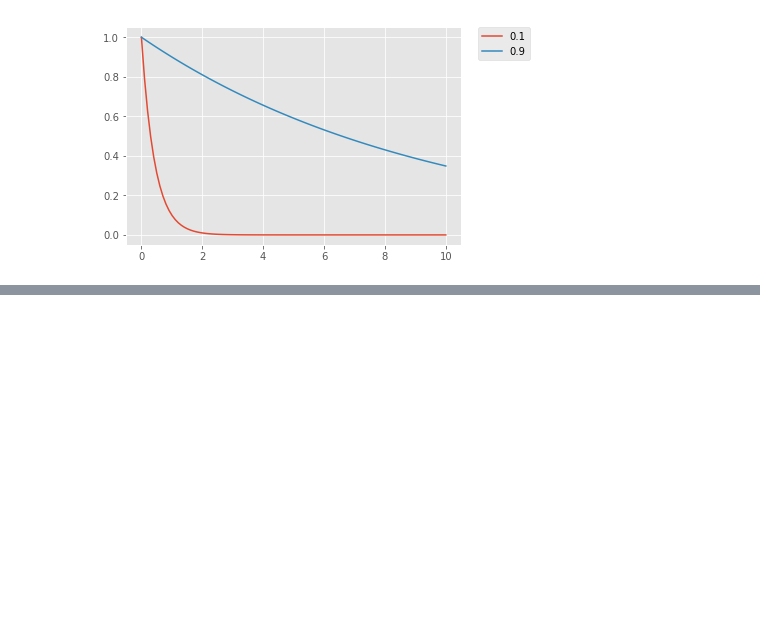
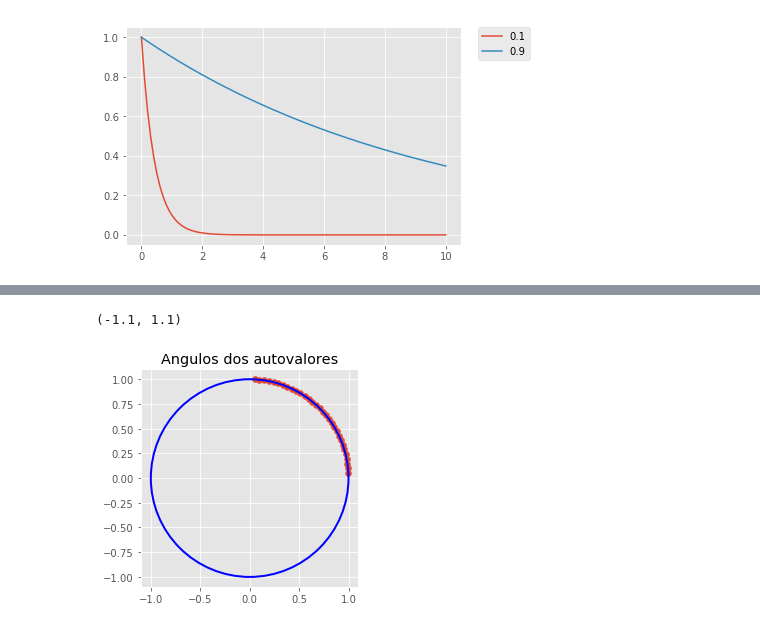
Before and after one commit to mtsodf/estudo_fem, a Jupyter notebook: multigrid/Briggs - Cap 02.ipynb, the cells around one changed output, grey strips where cells are left out. Saved outputs shown, nothing was run; the diff lists cells and outputs as text; code cells hidden in the pictures; blank space fills up the shorter version.

```diff
--- a/multigrid/Briggs - Cap 02.ipynb
+++ b/multigrid/Briggs - Cap 02.ipynb
@@ -283,0 +355,13 @@ plt.legend(bbox_to_anchor=(1.05, 1), loc=2, borderaxespad=0.)
+# %%
+ax = plt.subplot(111)
+circle = plt.Circle((0, 0), 1, color='b', fill=False, lw=2)
+ax.add_artist(circle)
+
+ax.set_title("Angulos dos autovalores")
+ax.scatter(np.cos(x), np.sin(x))
+ax.set_aspect('equal')
+ax.set_xlim([-1.1,1.1])
+ax.set_ylim([-1.1,1.1])
+# %% [output]
+(-1.1, 1.1)
+[figure, added]
```
Also changed, not shown: parts of 13 cells of this notebook, 6 other files.
